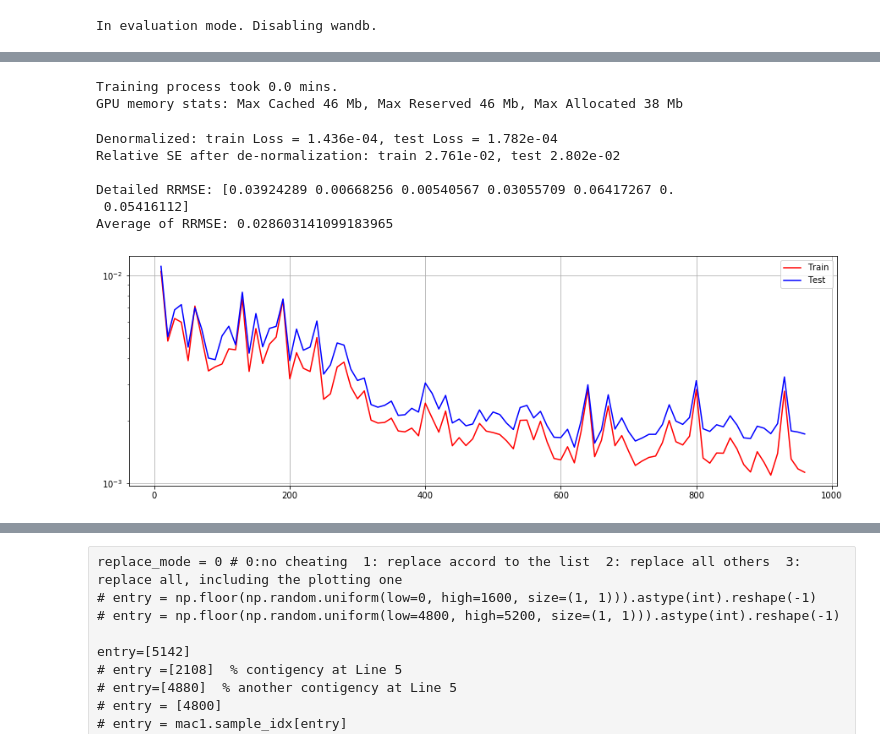
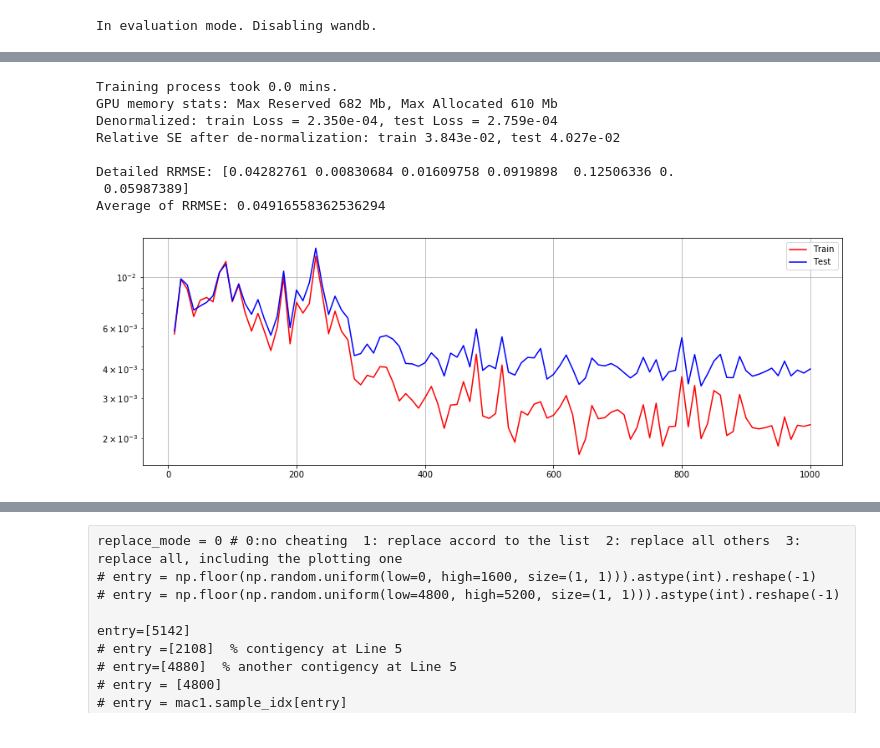
Before and after one commit to nhlijiaming/transient_mac1, a Jupyter notebook: mac1_tuning.ipynb, the cells around one changed output, grey strips where cells are left out. Drawn from its saved outputs; the diff is of its cells as text; code cells hidden in the pictures.

```diff
--- a/mac1_tuning.ipynb
+++ b/mac1_tuning.ipynb
@@ -8,7 +8,7 @@ import numpy as np
 import time
 use_wandb = True
 
-load_file = 'wandb/run-20200807_160613-qazi7v6v/checkpoint/960.pt'
+load_file = 'wandb/run-20200817_150014-kt17uf1a/checkpoint/1000.pt'
 
 if 'load_file' in locals():
     print('In evaluation mode. Disabling wandb.')
@@ -18,14 +18,14 @@ if use_wandb:
     import wandb
     os.environ['WANDB_NOTEBOOK_NAME'] = 'mac1_tuning.ipynb'
     wandb.init(project="transient_mac1", notes="")
-    wandb.run.name = '192_192_dedicated_128_128_VaMacang'
+    wandb.run.name = '256_256_dedicated_192_192_VaMacang_noCurrent'
 # %% [output]
 In evaluation mode. Disabling wandb.
 # %%
 from mac1 import Machine1
 print(time.strftime('%H:%M:%S  ', time.localtime(time.time())))
 
-mac1 = Machine1(n_layers=2, hidden_dim=[256,256], n_training_sample=1600, data_len=700, batchsize=200, data_interpolation_rate=5)
+mac1 = Machine1(n_layers=2, hidden_dim=[256,256], n_training_sample=1600, data_len=700, batchsize=100, data_interpolation_rate=5)
 
 def count_parameters(model):
     return sum(p.numel() for p in model.parameters() if p.requires_grad)
@@ -34,21 +34,23 @@ print(f'The model has {mac1.model.n_layers} layers and totaling {count_parameter
 if 'load_file' in locals():
     mac1.load_pretrained(load_file)
 
+
+loss, _ = mac1.test(mac1.train_data_torch, mac1.train_label_torch)
+loss_test, _ = mac1.test(mac1.test_data_torch, mac1.test_label_torch)
+rse = mac1.evaluation(mac1.test_data_torch, mac1.test_label_raw)
+print("Before training:", "Train Loss:", loss, "Test Loss:", loss_test, 'Eval RSE:', np.median(rse,axis=0).mean())
 if use_wandb:
     wandb.config.teacher_forcing = mac1.teacher_forcing_ratio
     wandb.config.teacher_forcing_ratio_decay = mac1.teacher_forcing_ratio_decay
 
     wandb.config.architecture = 'LSTM'#mac1.architecture
     wandb.config.n_layers = 2#mac1.n_layers
-    wandb.config.hidden_dim = '128->128(Va, mac_ang);192->192(others)'#mac1.hidden_dim
+    wandb.config.hidden_dim = '192->192(Va, mac_ang);256->256(others)'#mac1.hidden_dim
 
     wandb.config.training_sample = mac1.n_training_sample
     wandb.config.data_len = mac1.data_len
     wandb.config.apply_mac_ang_filter = True#mac1.apply_mac_ang_filter
     wandb.config.angle_setting = 'Polar, unwarped'
 
-    loss, _ = mac1.test(mac1.train_data_torch, mac1.train_label_torch)
-    loss_test, _ = mac1.test(mac1.test_data_torch, mac1.test_label_torch)
-    rse = mac1.evaluation(mac1.test_data_torch, mac1.test_label_raw)
     wandb.log({"Epoch": mac1.trained_epochs-1, "Train Loss": loss, "Test Loss": loss_test, 'Eval RSE':np.median(rse,axis=0).mean()})
 # %% [output]
@@ -63,7 +66,7 @@ import torch
 
 start_time = time.time()
 trained_epochs = mac1.trained_epochs
-train_for_epochs = 1000 if use_wandb else 0
+train_for_epochs = 100 if use_wandb else 0
 min_eval_rse = np.inf
 save_to_file = False
 for i in range(trained_epochs, trained_epochs+train_for_epochs):
@@ -118,8 +121,8 @@ if len(mac1.loss_curve) > 0:
 #     plt.show()
 
 if mac1.use_GPU:
-    print('GPU memory stats: Max Cached {:.0f} Mb, Max Reserved {:.0f} Mb, Max Allocated {:.0f} Mb'.format(
-        torch.cuda.max_memory_cached(0)/1024/1024, torch.cuda.max_memory_reserved(0)/1024/1024, torch.cuda.max_memory_allocated(0)/1024/1024))
+    print('GPU memory stats: Max Reserved {:.0f} Mb, Max Allocated {:.0f} Mb'.format(
+        torch.cuda.max_memory_reserved(0)/1024/1024, torch.cuda.max_memory_allocated(0)/1024/1024))
 
 _, prediction_train_raw = mac1.test(mac1.train_data_torch, mac1.train_label_torch)
 _, prediction_test_raw = mac1.test(mac1.test_data_torch, mac1.test_label_torch)
@@ -129,41 +132,41 @@ prediction_test = prediction_test_raw * mac1.label_std + mac1.label_mean
 
 mse_train = np.mean(np.mean(np.square(prediction_train - mac1.train_label_raw), axis=1), axis=0)
 mse_test = np.mean(np.mean(np.square(prediction_test - mac1.test_label_raw), axis=1), axis=0)
 
 print('Denormalized: train Loss = %.3e, test Loss = %.3e' % (mse_train.mean(), mse_test.mean()))
 
 se_train = np.linalg.norm(prediction_train - mac1.train_label_raw, 2, axis=0) / (np.linalg.norm(mac1.train_label_raw-mac1.train_label_raw.mean(axis=0), 2, axis=0) + 1e-5)
 se_test = np.linalg.norm(prediction_test - mac1.test_label_raw, 2, axis=0) / (np.linalg.norm(mac1.test_label_raw-mac1.test_label_raw.mean(axis=0), 2, axis=0) + 1e-5)
 rse_train = np.median(se_train, axis=0)
 rse_test = np.median(se_test, axis=0)
 print('Relative SE after de-normalization: train {:.3e}, test {:.3e}'.format(rse_train.mean(), rse_test.mean()))
 
 ### Evaluation
 rse = mac1.evaluation(mac1.test_data_torch, mac1.test_label_raw)
 print()
 print('Detailed RRMSE:', np.median(rse,axis=0))
 print('Average of RRMSE:', np.median(rse,axis=0).mean())
 
 if use_wandb:
     wandb.log({"Training Time": (time.time()-start_time)/60})
     wandb.log({"Train Relative SE": rse_train.mean()})
     wandb.log({"Test Relative SE": rse_test.mean()})
     wandb.log({"Detailed Relative SE": rse_train})
     wandb.log({"Detailed Relative SE": rse_test})
 
     wandb.log({"Prediction RSE": np.median(rse,axis=0)})
     wandb.log({"Overall": np.median(rse,axis=0).mean()})
     wandb.log({"Min RRMSE": min_eval_rse})
 # %% [output]
 Training process took 0.0 mins.
-GPU memory stats: Max Cached 46 Mb, Max Reserved 46 Mb, Max Allocated 38 Mb
+GPU memory stats: Max Reserved 682 Mb, Max Allocated 610 Mb
+Denormalized: train Loss = 2.350e-04, test Loss = 2.759e-04
+Relative SE after de-normalization: train 3.843e-02, test 4.027e-02
+
+Detailed RRMSE: [0.04282761 0.00830684 0.01609758 0.0919898  0.12506336 0.
+ 0.05987389]
+Average of RRMSE: 0.04916558362536294
-Denormalized: train Loss = 1.436e-04, test Loss = 1.782e-04
-Relative SE after de-normalization: train 2.761e-02, test 2.802e-02
-
-Detailed RRMSE: [0.03924289 0.00668256 0.00540567 0.03055709 0.06417267 0.
- 0.05416112]
-Average of RRMSE: 0.028603141099183965
-[figure, old version]
+[figure, new version]
 # %%
 # torch.save({'model_state_dict':mac1.model.state_dict(), 'optimizer_state_dict': mac1.optimizer.state_dict(), 'epoch': mac1.trained_epochs, 'loss_curve':mac1.loss_curve}, '6_23_2020.pt')
 
```
Also changed, not shown: parts of 6 cells of this notebook, 3 other files.
